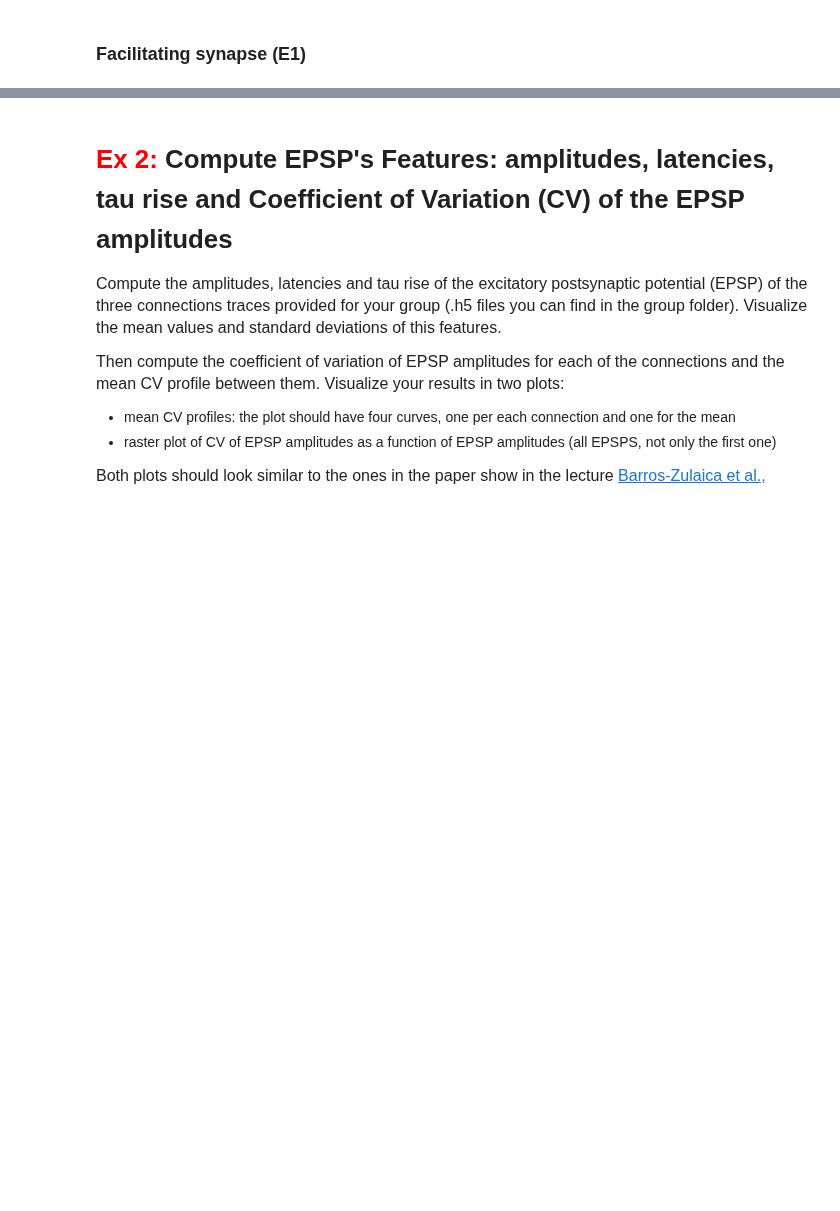
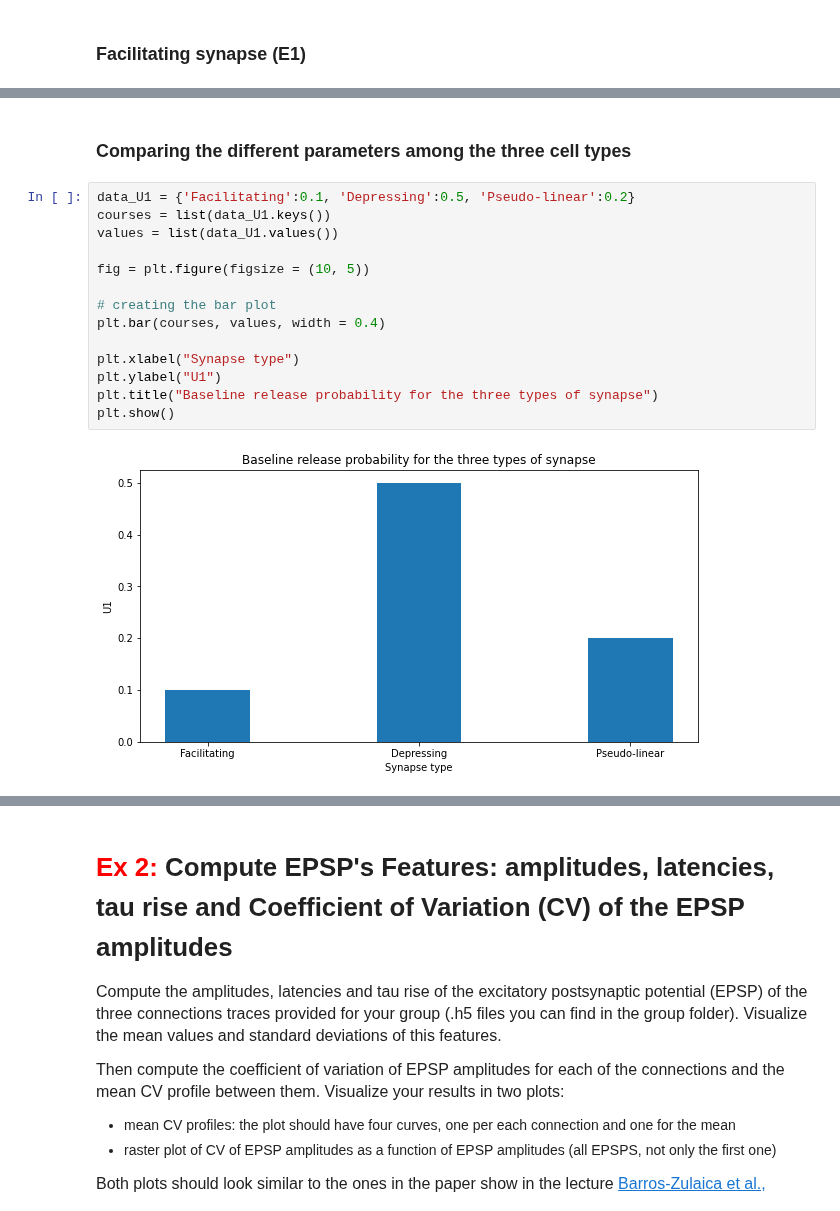
Before and after one commit to AlbrechtAlice/In-Silico-Neuroscience, a Jupyter notebook: Week8_HomeWork.ipynb, the cells around one changed output, grey strips where cells are left out. Drawn from its saved outputs; the diff is of its cells as text; blank space fills up the shorter version.

```diff
--- a/Week8_HomeWork.ipynb
+++ b/Week8_HomeWork.ipynb
@@ -122,0 +128,18 @@ plt.legend()
+# %% [markdown]
+### Comparing the different parameters among the three cell types
+# %%
+data_U1 = {'Facilitating':0.1, 'Depressing':0.5, 'Pseudo-linear':0.2}
+courses = list(data_U1.keys())
+values = list(data_U1.values())
+
+fig = plt.figure(figsize = (10, 5))
+
+# creating the bar plot
+plt.bar(courses, values, width = 0.4)
+
+plt.xlabel("Synapse type")
+plt.ylabel("U1")
+plt.title("Baseline release probability for the three types of synapse")
+plt.show()
+# %% [output]
+[figure, added]
```
Also changed, not shown: parts of 9 cells of this notebook.
